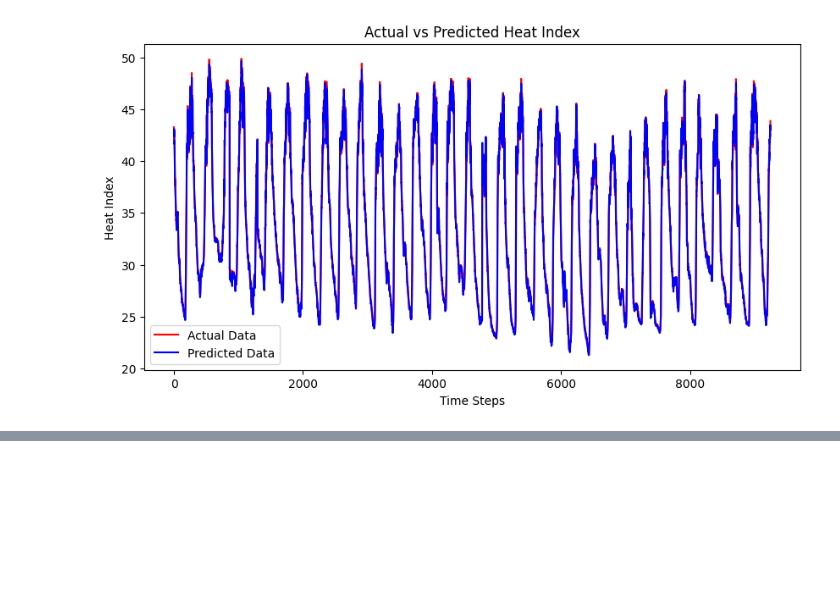
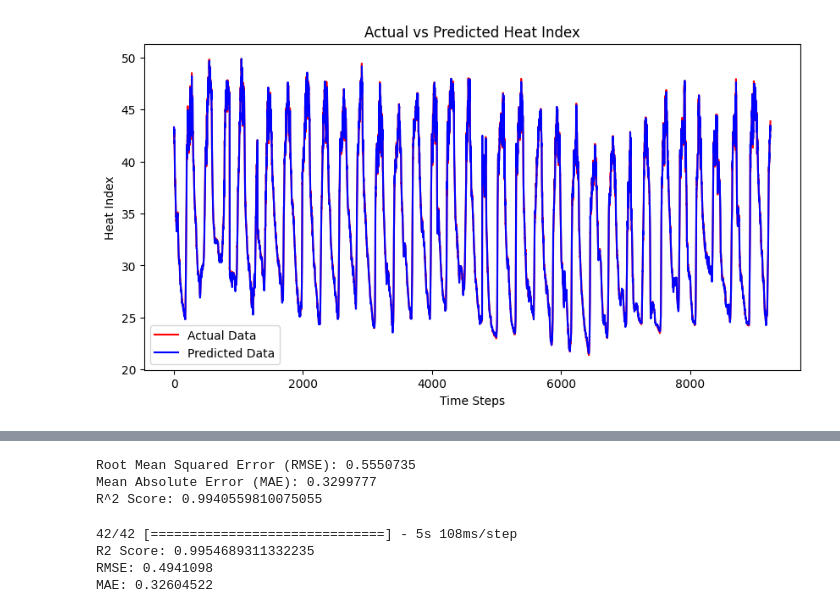
Before and after one commit to G-Conard/ds595-final-project, a Jupyter notebook: LSTM_Heat_Index.ipynb, the cells around one changed output, grey strips where cells are left out. Saved outputs shown, nothing was run; the diff lists cells and outputs as text; code cells hidden in the pictures; blank space fills up the shorter version.

```diff
--- a/LSTM_Heat_Index.ipynb
+++ b/LSTM_Heat_Index.ipynb
@@ -9,7 +9,7 @@ from tensorflow.keras.layers import LSTM, Dense, Dropout
 from sklearn.preprocessing import MinMaxScaler
 
 # Load and prepare data
-data = pd.read_csv('/content/weather_stations_data.csv')
+data = pd.read_csv('https://raw.githubusercontent.com/G-Conard/ds595-final-project/main/weather_stations_data.csv')
 data = data.dropna()
 data['timestamp'] = pd.to_datetime(data['timestamp'])
 data.set_index('timestamp', inplace=True)
@@ -108,7 +108,7 @@ from tensorflow.keras.layers import LSTM, Dense, Dropout
 from tensorflow.keras.metrics import MeanSquaredError
 
 # Load and prepare data (example data loading)
-data = pd.read_csv('/content/weather_stations_data NEW.csv')
+data = pd.read_csv('https://raw.githubusercontent.com/G-Conard/ds595-final-project/main/weather_stations_data%20NEW.csv')
 data = data.dropna()
 data['timestamp'] = pd.to_datetime(data['timestamp'])
 data.set_index('timestamp', inplace=True)
@@ -142,14 +142,9 @@ plt.ylabel('Heat Index')
 plt.legend()
 plt.show()
 
-# Evaluating the model on the new data for MSE
-mse_metric = MeanSquaredError()
-mse_metric.update_state(Y_new, predictions)
-mse_value = mse_metric.result().numpy()
+New_test_loss, New_test_mse = model.evaluate(X_new, Y_new, verbose=1)
 
-# You can also evaluate the loss if it is different from MSE
-test_loss = model.evaluate(X_new, Y_new, verbose=0)
 
-print("Test Loss:", test_loss)
-print("Test MSE:", mse_value)
+print("New test Loss:", New_test_loss)
+print("New test MSE:", New_test_mse)
 # %% [output]
@@ -157 +152 @@ print("Test MSE:", mse_value)
-[figure, old version]
+[figure, new version]
@@ -159,0 +156,44 @@ Test MSE: 0.0015628688
+# %%
+from sklearn.metrics import mean_squared_error, mean_absolute_error, r2_score
+
+# Calculate RMSE
+rmse = np.sqrt(mean_squared_error(scaler.inverse_transform(Y_new.reshape(-1, 1)), predictions_rescaled))
+
+# Calculate MAE
+mae = mean_absolute_error(scaler.inverse_transform(Y_new.reshape(-1, 1)), predictions_rescaled)
+
+# Calculate R^2 Score
+r2 = r2_score(scaler.inverse_transform(Y_new.reshape(-1, 1)), predictions_rescaled)
+
+# Print the results
+print("Root Mean Squared Error (RMSE):", rmse)
+print("Mean Absolute Error (MAE):", mae)
+print("R^2 Score:", r2)
+# %% [output]
+Root Mean Squared Error (RMSE): 0.5550735
+Mean Absolute Error (MAE): 0.3299777
+R^2 Score: 0.9940559810075055
+# %%
+from sklearn.metrics import r2_score, mean_squared_error, mean_absolute_error
+
+# Calculate predictions
+predicted = model.predict(X_test)
+predicted_rescaled = scaler.inverse_transform(predicted)
+
+# Rescale the actual test data
+Y_test_rescaled = scaler.inverse_transform(Y_test.reshape(-1, 1))
+
+# Calculate R2, RMSE, and MAE
+r2 = r2_score(Y_test_rescaled, predicted_rescaled)
+rmse = mean_squared_error(Y_test_rescaled, predicted_rescaled, squared=False)  # squared=False returns RMSE
+mae = mean_absolute_error(Y_test_rescaled, predicted_rescaled)
+
+# Print the evaluation metrics
+print("R2 Score:", r2)
+print("RMSE:", rmse)
+print("MAE:", mae)
+# %% [output]
+42/42 [==============================] - 5s 108ms/step
+R2 Score: 0.9954689311332235
+RMSE: 0.4941098
+MAE: 0.32604522
```
Also changed, not shown: parts of 2 cells of this notebook.
